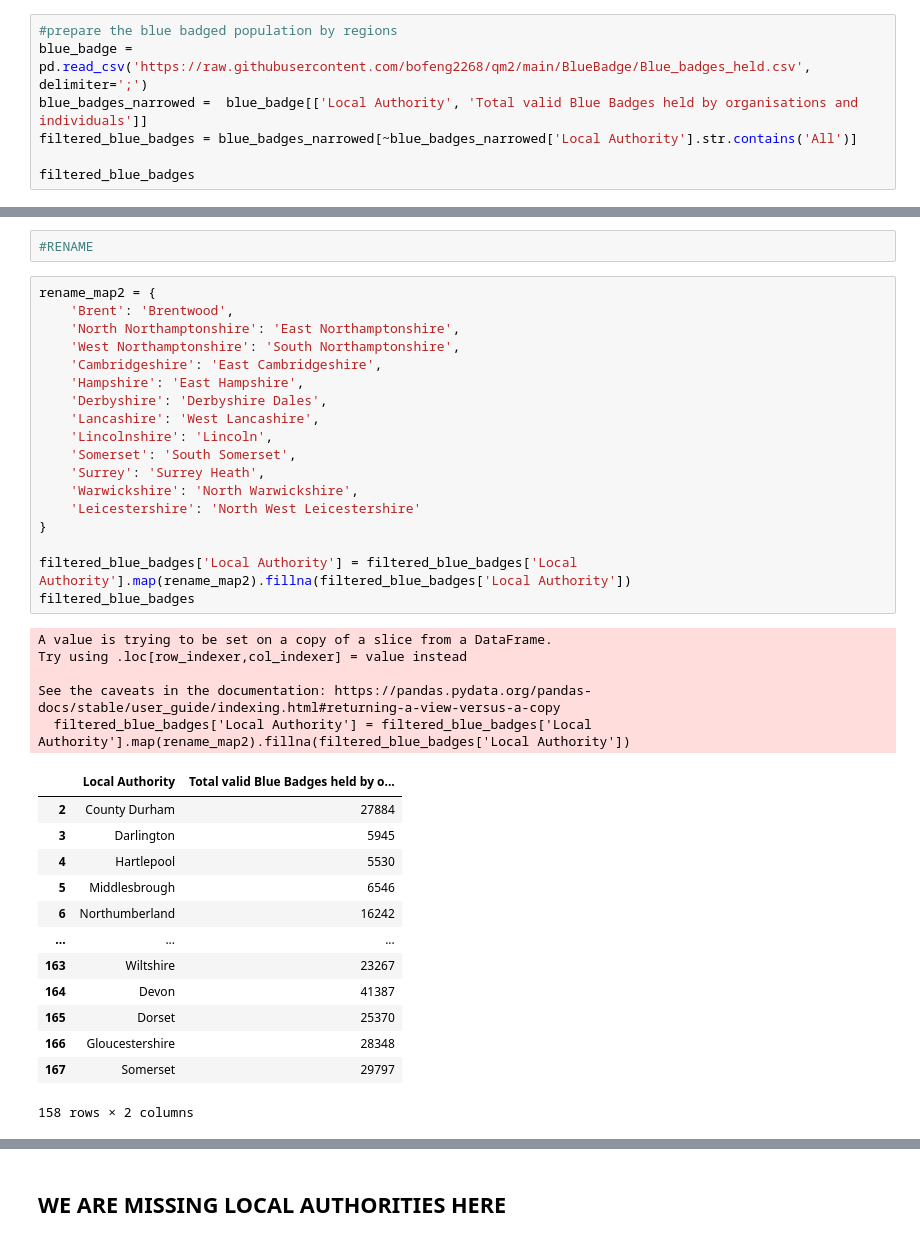
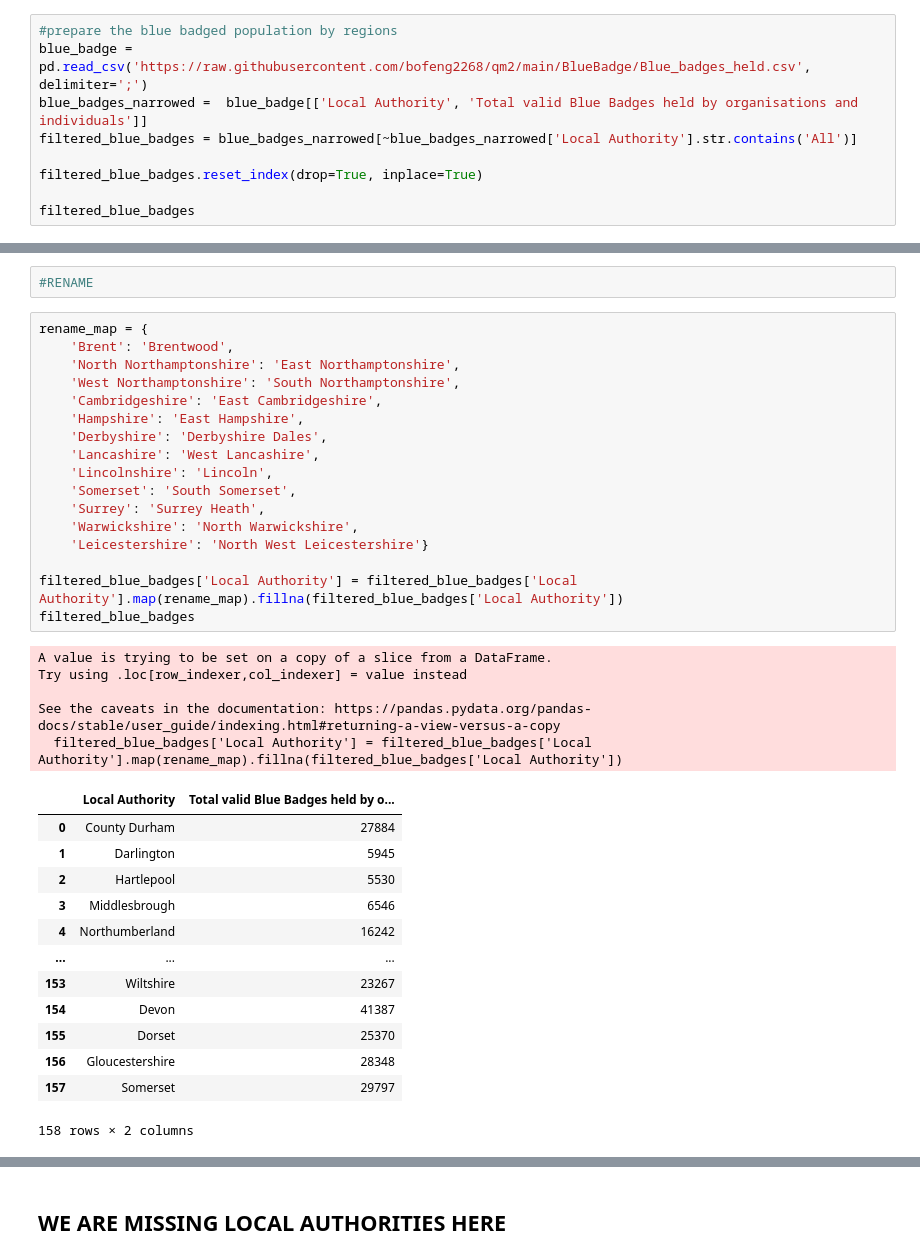
Before and after one commit to bofeng2268/qm2, a Jupyter notebook: analysis_plot_1.ipynb, the cells around one changed output, grey strips where cells are left out. Saved outputs shown, nothing was run; the diff lists cells and outputs as text.

```diff
--- a/analysis_plot_1.ipynb
+++ b/analysis_plot_1.ipynb
@@ -140,6 +140,8 @@ blue_badge = pd.read_csv('https://raw.githubusercontent.com/bofeng2268/qm2/main/
 blue_badges_narrowed =  blue_badge[['Local Authority', 'Total valid Blue Badges held by organisations and individuals']]
 filtered_blue_badges = blue_badges_narrowed[~blue_badges_narrowed['Local Authority'].str.contains('All')]
 
+filtered_blue_badges.reset_index(drop=True, inplace=True)
+
 filtered_blue_badges
 # %% [output]
 |  | Local Authority | Total valid Blue Badges held by o... |
@@ -195,39 +197,38 @@ See the caveats in the documentation: https://pandas.pydata.org/pandas-docs/stab
 # %%
 #RENAME
 # %%
-rename_map2 = {
+rename_map = {
     'Brent': 'Brentwood',
     'North Northamptonshire': 'East Northamptonshire',
     'West Northamptonshire': 'South Northamptonshire',
     'Cambridgeshire': 'East Cambridgeshire',
     'Hampshire': 'East Hampshire',
     'Derbyshire': 'Derbyshire Dales',
     'Lancashire': 'West Lancashire',
     'Lincolnshire': 'Lincoln',
     'Somerset': 'South Somerset',
     'Surrey': 'Surrey Heath',
     'Warwickshire': 'North Warwickshire',
-    'Leicestershire': 'North West Leicestershire'
-}
+    'Leicestershire': 'North West Leicestershire'}
 
-filtered_blue_badges['Local Authority'] = filtered_blue_badges['Local Authority'].map(rename_map2).fillna(filtered_blue_badges['Local Authority'])
+filtered_blue_badges['Local Authority'] = filtered_blue_badges['Local Authority'].map(rename_map).fillna(filtered_blue_badges['Local Authority'])
 filtered_blue_badges
 # %% [output]
 A value is trying to be set on a copy of a slice from a DataFrame.
 Try using .loc[row_indexer,col_indexer] = value instead
 
 See the caveats in the documentation: https://pandas.pydata.org/pandas-docs/stable/user_guide/indexing.html#returning-a-view-versus-a-copy
-  filtered_blue_badges['Local Authority'] = filtered_blue_badges['Local Authority'].map(rename_map2).fillna(filtered_blue_badges['Local Authority'])
+  filtered_blue_badges['Local Authority'] = filtered_blue_badges['Local Authority'].map(rename_map).fillna(filtered_blue_badges['Local Authority'])
 |  | Local Authority | Total valid Blue Badges held by o... |
-| 2 | County Durham | 27884 |
-| 3 | Darlington | 5945 |
-| 4 | Hartlepool | 5530 |
-| 5 | Middlesbrough | 6546 |
-| 6 | Northumberland | 16242 |
+| 0 | County Durham | 27884 |
+| 1 | Darlington | 5945 |
+| 2 | Hartlepool | 5530 |
+| 3 | Middlesbrough | 6546 |
+| 4 | Northumberland | 16242 |
 | ... | ... | ... |
-| 163 | Wiltshire | 23267 |
-| 164 | Devon | 41387 |
-| 165 | Dorset | 25370 |
-| 166 | Gloucestershire | 28348 |
-| 167 | Somerset | 29797 |
+| 153 | Wiltshire | 23267 |
+| 154 | Devon | 41387 |
+| 155 | Dorset | 25370 |
+| 156 | Gloucestershire | 28348 |
+| 157 | Somerset | 29797 |
 158 rows × 2 columns
```
Also changed, not shown: parts of 20 cells of this notebook.
